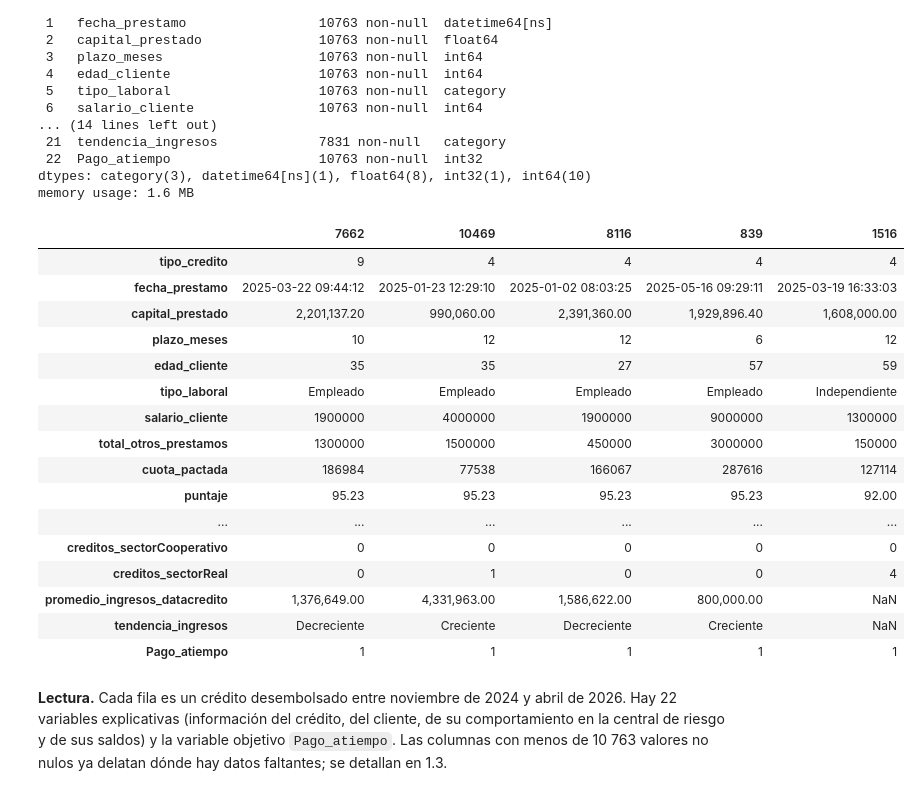
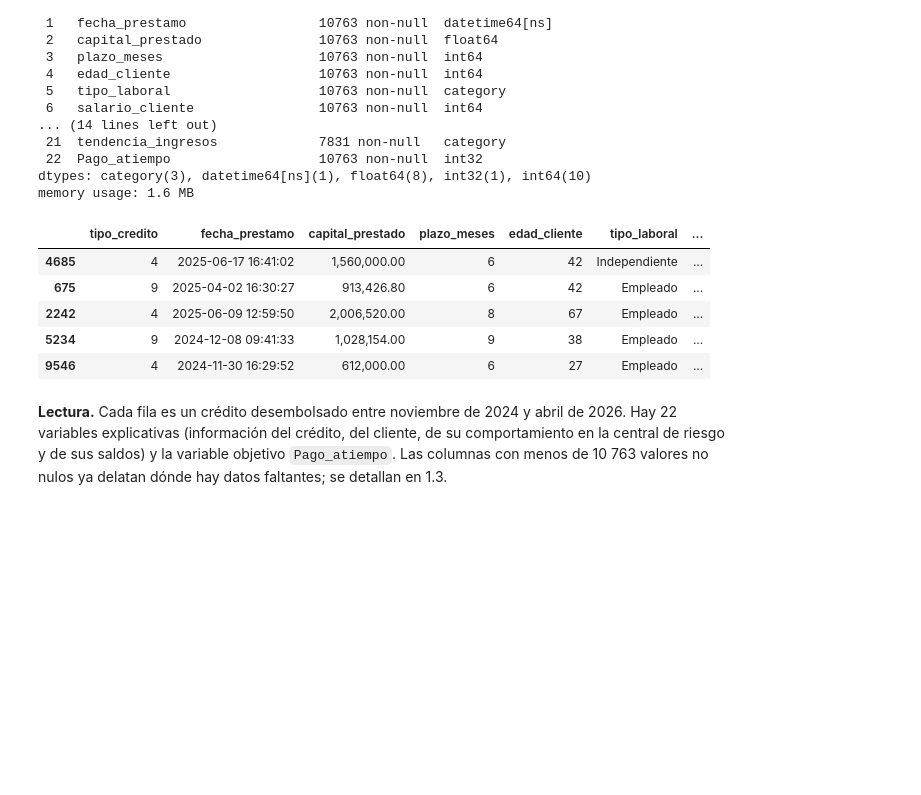
Before and after one commit to ALopezReale/m5_modelo_riesgo, a Jupyter notebook: mlops_pipeline/src/comprension_eda.ipynb, the cells around one changed output. Saved outputs shown, nothing was run; the diff lists cells and outputs as text; code cells hidden in the pictures; blank space fills up the shorter version.

```diff
--- a/mlops_pipeline/src/comprension_eda.ipynb
+++ b/mlops_pipeline/src/comprension_eda.ipynb
@@ -61,25 +61,14 @@ Data columns (total 23 columns):
 dtypes: category(3), datetime64[ns](1), float64(8), int32(1), int64(10)
 memory usage: 1.6 MB
 # %%
-df_original.sample(5, random_state=42).T
+df_original.sample(5)
 # %% [output]
-|  | 7662 | 10469 | 8116 | 839 | 1516 |
-| tipo_credito | 9 | 4 | 4 | 4 | 4 |
-| fecha_prestamo | 2025-03-22 09:44:12 | 2025-01-23 12:29:10 | 2025-01-02 08:03:25 | 2025-05-16 09:29:11 | 2025-03-19 16:33:03 |
-| capital_prestado | 2,201,137.20 | 990,060.00 | 2,391,360.00 | 1,929,896.40 | 1,608,000.00 |
-| plazo_meses | 10 | 12 | 12 | 6 | 12 |
-| edad_cliente | 35 | 35 | 27 | 57 | 59 |
-| tipo_laboral | Empleado | Empleado | Empleado | Empleado | Independiente |
-| salario_cliente | 1900000 | 4000000 | 1900000 | 9000000 | 1300000 |
-| total_otros_prestamos | 1300000 | 1500000 | 450000 | 3000000 | 150000 |
-| cuota_pactada | 186984 | 77538 | 166067 | 287616 | 127114 |
-| puntaje | 95.23 | 95.23 | 95.23 | 95.23 | 92.00 |
-| ... | ... | ... | ... | ... | ... |
-| creditos_sectorCooperativo | 0 | 0 | 0 | 0 | 0 |
-| creditos_sectorReal | 0 | 1 | 0 | 0 | 4 |
-| promedio_ingresos_datacredito | 1,376,649.00 | 4,331,963.00 | 1,586,622.00 | 800,000.00 | NaN |
-| tendencia_ingresos | Decreciente | Creciente | Decreciente | Creciente | NaN |
-| Pago_atiempo | 1 | 1 | 1 | 1 | 1 |
+|  | tipo_credito | fecha_prestamo | capital_prestado | plazo_meses | edad_cliente | tipo_laboral | ... |
+| 4685 | 4 | 2025-06-17 16:41:02 | 1,560,000.00 | 6 | 42 | Independiente | ... |
+| 675 | 9 | 2025-04-02 16:30:27 | 913,426.80 | 6 | 42 | Empleado | ... |
+| 2242 | 4 | 2025-06-09 12:59:50 | 2,006,520.00 | 8 | 67 | Empleado | ... |
+| 5234 | 9 | 2024-12-08 09:41:33 | 1,028,154.00 | 9 | 38 | Empleado | ... |
+| 9546 | 4 | 2024-11-30 16:29:52 | 612,000.00 | 6 | 27 | Empleado | ... |
 # %% [markdown]
 **Lectura.** Cada fila es un crédito desembolsado entre noviembre de 2024 y abril de 2026. Hay 22 variables explicativas (información del crédito, del cliente, de su comportamiento en la central de riesgo y de sus saldos) y la variable objetivo `Pago_atiempo`. Las columnas con menos de 10 763 valores no nulos ya delatan dónde hay datos faltantes; se detallan en 1.3.
 # %% [markdown]
```
Also changed, not shown: parts of 1 cell of this notebook, 15 other files.
